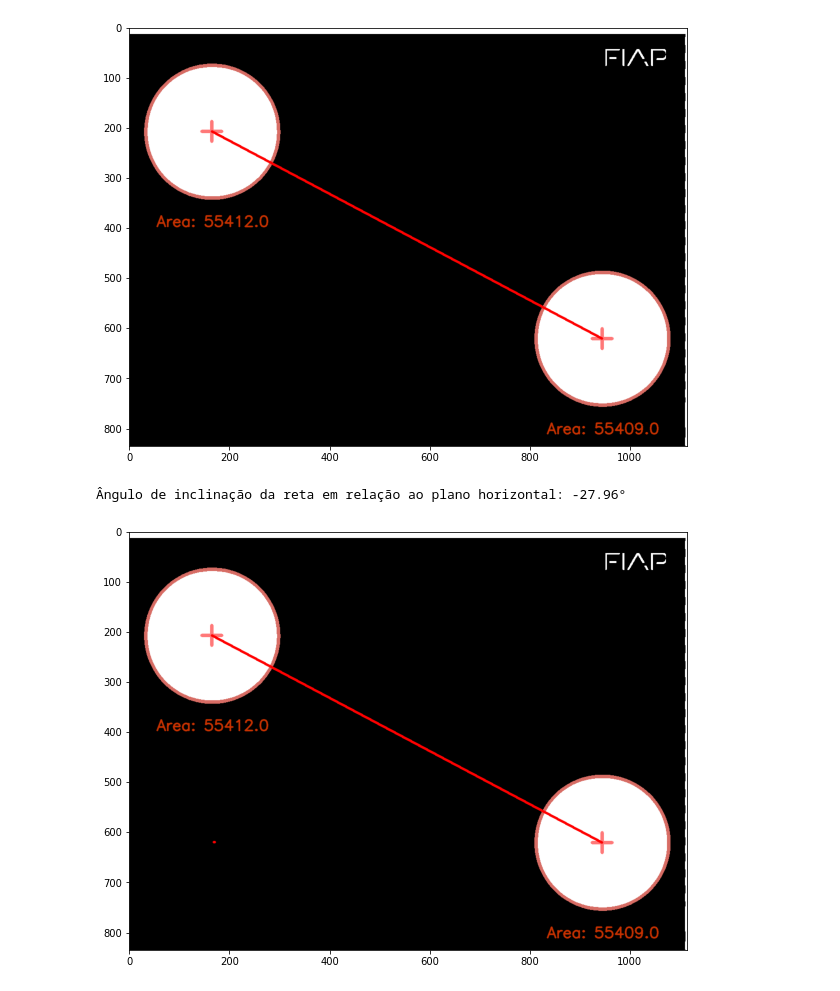
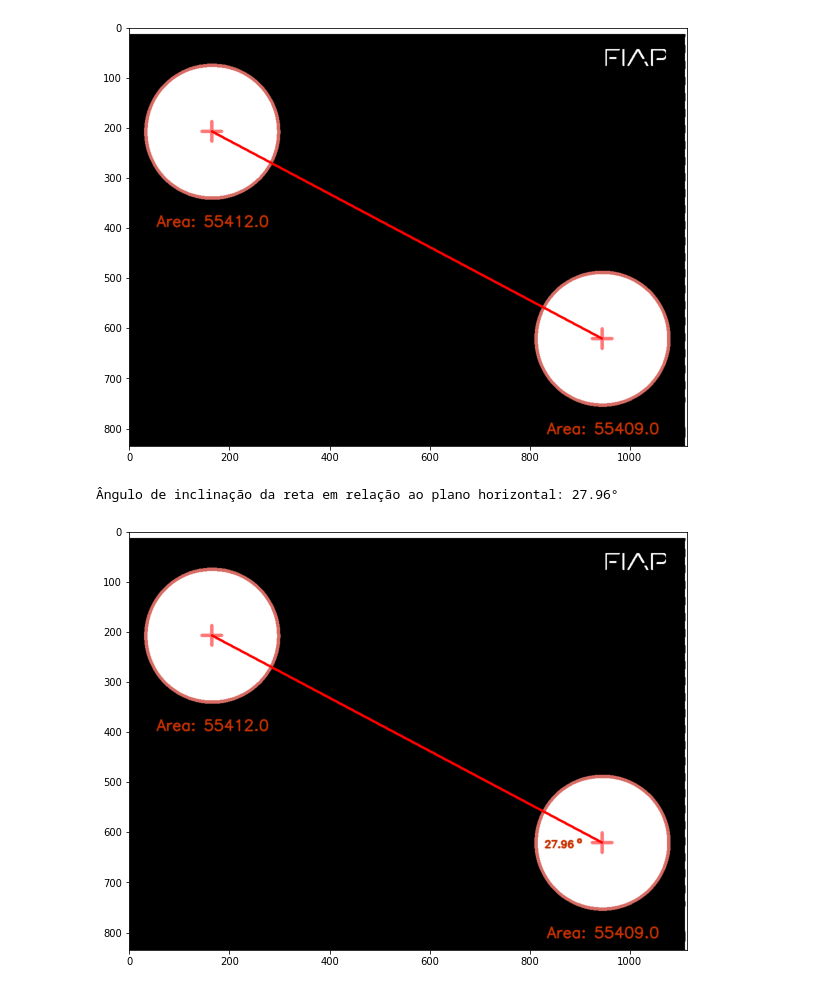
Before and after one commit to giovannadml/Visao-Computacional, a Jupyter notebook: NAC5.ipynb, the cells around one changed output. Saved outputs shown, nothing was run; the diff lists cells and outputs as text; code cells hidden in the pictures.

```diff
--- a/NAC5.ipynb
+++ b/NAC5.ipynb
@@ -166,24 +169,28 @@ plt.show;
 [figure]
 # %%
 third_point = end[0], start[1]
-
-cv.putText(cont_img, str('.'), (third_point), font,1,(255,0,0),2,cv.LINE_AA)
-
-#cv.line(cont_img, start, third_point, (255, 0, 0), 4)
 
 def gradient(pt1,pt2):
     return (pt2[1]-pt1[1])/(pt2[0]-pt1[0])
 
-m1 = gradient(end, start)
-m2 = gradient(start, third_point)
+m1 = gradient(third_point, start)
+m2 = gradient(start, end)
 angR = math.atan((m2-m1)/(1+(m1*m2)))
 angD = round(math.degrees(angR),2)
+#print(f'Ângulo de inclinação da reta em relação ao plano horizontal: {360 - abs(angD)}°')
 print(f'Ângulo de inclinação da reta em relação ao plano horizontal: {angD}°')
+
+angulo = start[0] - 115, start[1] + 10
+graus = start[0] - 50, start[1]
+
+cv.putText(cont_img, str(f'{angD}'), angulo, font,.65,(200,50,0),2,cv.LINE_AA)
+cv.putText(cont_img, str(f'o'), graus, font,.5,(200,50,0),2,cv.LINE_AA)
+
 
 
 plt.figure(figsize=figsize);
 plt.imshow(cont_img);
 plt.show;
 # %% [output]
-Ângulo de inclinação da reta em relação ao plano horizontal: -27.96°
+Ângulo de inclinação da reta em relação ao plano horizontal: 27.96°
-[figure, old version]
+[figure, new version]
```
Also changed, not shown: parts of 1 cell of this notebook, 2 other files.
